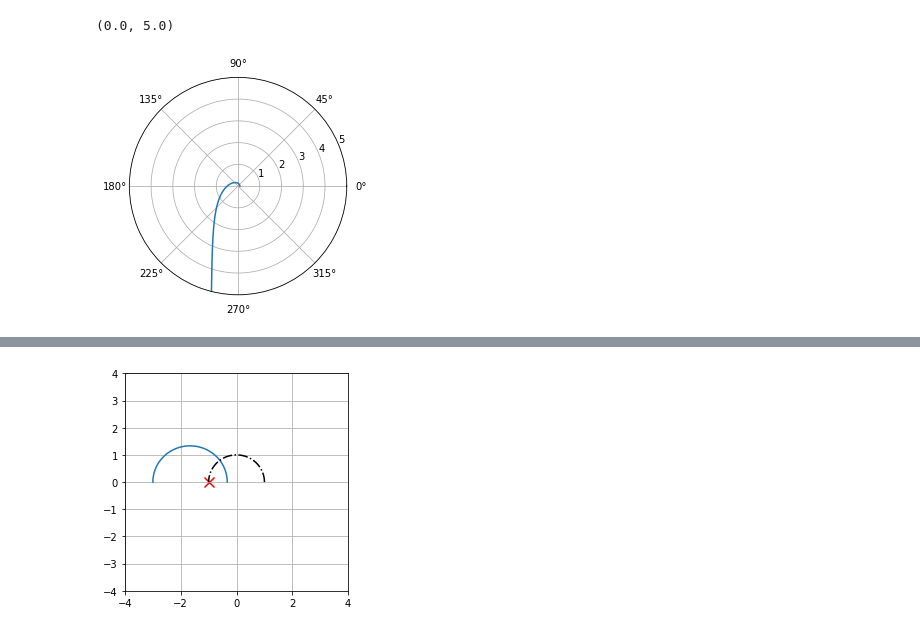
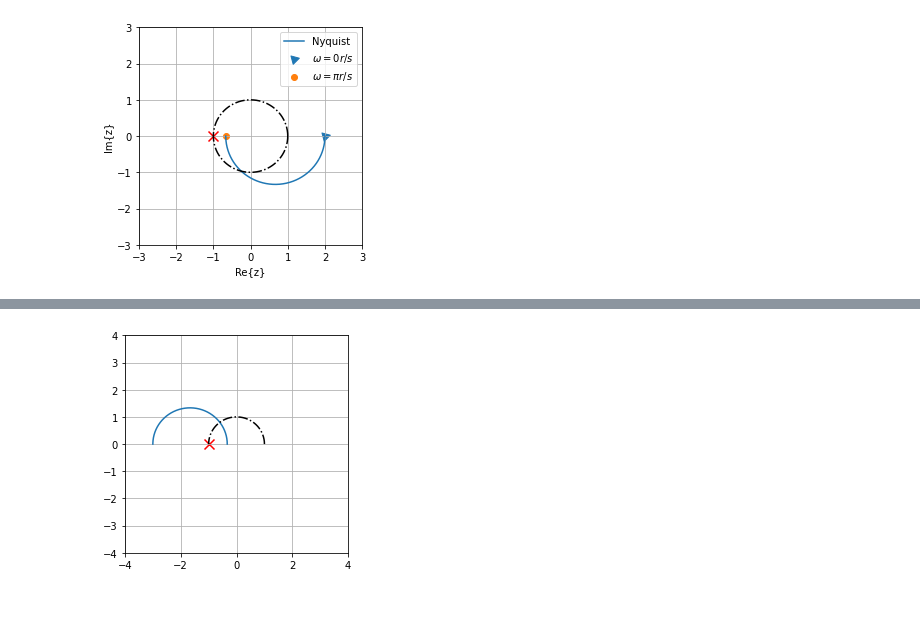
Before and after one commit to LautaroAndresSaez/Trabajos-practicos-controlados, a Jupyter notebook: TP-2/Simulaciones/Untitled1.ipynb, the cells around one changed output, grey strips where cells are left out. Saved outputs shown, nothing was run; the diff lists cells and outputs as text; code cells hidden in the pictures; blank space fills up the shorter version.

```diff
--- a/TP-2/Simulaciones/Untitled1.ipynb
+++ b/TP-2/Simulaciones/Untitled1.ipynb
@@ -6,19 +6,36 @@ plt.rcParams.update({
     'figure.figsize': (4,4)
 })
 # %%
-def nyquist_plot( H, freq_lim=np.pi,a = 2 ):
+def nyquist_plot( H, ax = plt ,freq_lim=np.pi, max_value = np.inf):
     w = np.linspace( 0, freq_lim, 2000 )
     z = np.exp( 1j*w )
+
     thetas =  np.angle( H(z) )
     mods = np.abs( H(z) )
     x = mods * np.cos( thetas )
     y = mods * np.sin( thetas )
-    plt.plot( x, y )
-    plt.plot( np.cos( w ), np.sin(w), 'k-.' )
-    plt.scatter( [-1],[0],s = 100, c='r', marker='x' )
-    plt.grid()
-    plt.xlim( [-a, a] )
-    plt.ylim( [-a, a] )
+
+    lim_value = max(np.append( mods, 1 )) * 1.5
+    lim_value = lim_value if lim_value < max_value else max_value
+
+    ax.plot( x, y, label='Nyquist' )
+    ax.plot( np.cos( 2*w ), np.sin(2*w), 'k-.' )
+    ax.scatter( [-1],[0],s = 100, c='r', marker='x' )
+    ax.scatter( x[0], y[0], label='$\omega=0r/s$', marker=(3, 0, 45), s=100 )
+    ax.scatter( x[-1], y[-1], label='$\omega=\pi r/s$' )
+
+    ax.grid()
+    ax.set_xlim( [-lim_value, lim_value] )
+    ax.set_ylim( [-lim_value, lim_value] )
+    ax.legend()
+
+
+    ax.set_xlabel( 'Re{z}' )
+    ax.set_ylabel( 'Im{z}' )
+
+
+def save_path( name_fig ):
+    return f'../Img/{name_fig}.png'
 # %%
 z = control.TransferFunction.z
-H = lambda w: 1 / ( np.exp( 1j*w ) - 1/2 )
+H = lambda z: K / ( z - 1/2 )
@@ -31,9 +42,8 @@ plt.polar( np.angle(H(w)), np.abs( H(w) ) )
-# %%
-H = lambda w: 0.25 / ( ( np.exp( 1j*w ) - 1 )*( np.exp( 1j*w ) - 1/2 ) )
-# %%
-w = np.linspace( 0, np.pi, 2000 )
-plt.polar( np.angle(H(w)), np.abs( H(w) ) )
-plt.ylim( [0, 5] )
-# %% [output]
-(0.0, 5.0)
-[figure, removed]
+# %%
+K = 1
+fig = plt.figure()
+ax = fig.gca()
+nyquist_plot(H, ax)
+plt.savefig( save_path('7') )
+# %% [output]
+[figure, added]
```
Also changed, not shown: parts of 25 cells of this notebook, 21 other files.
